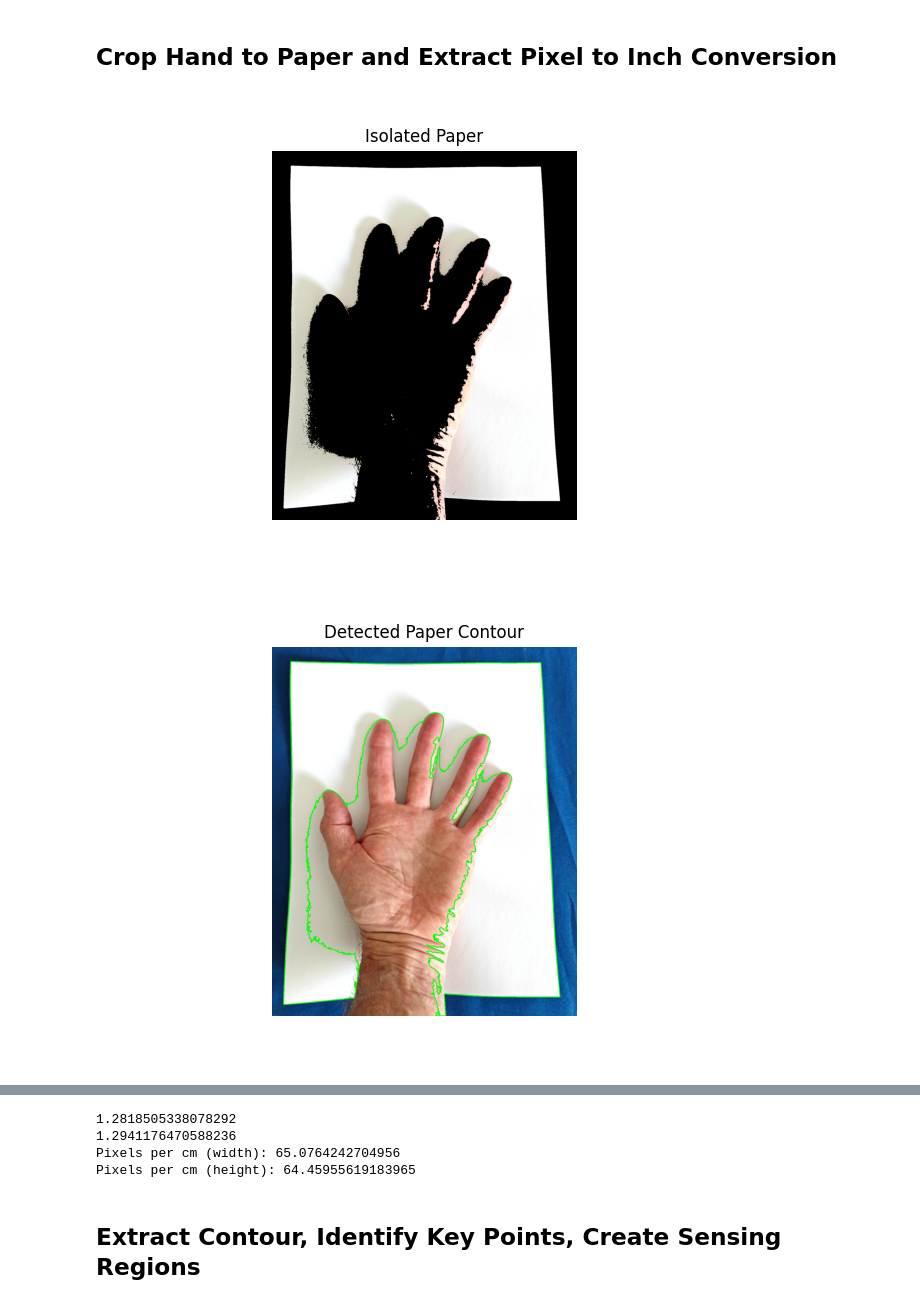
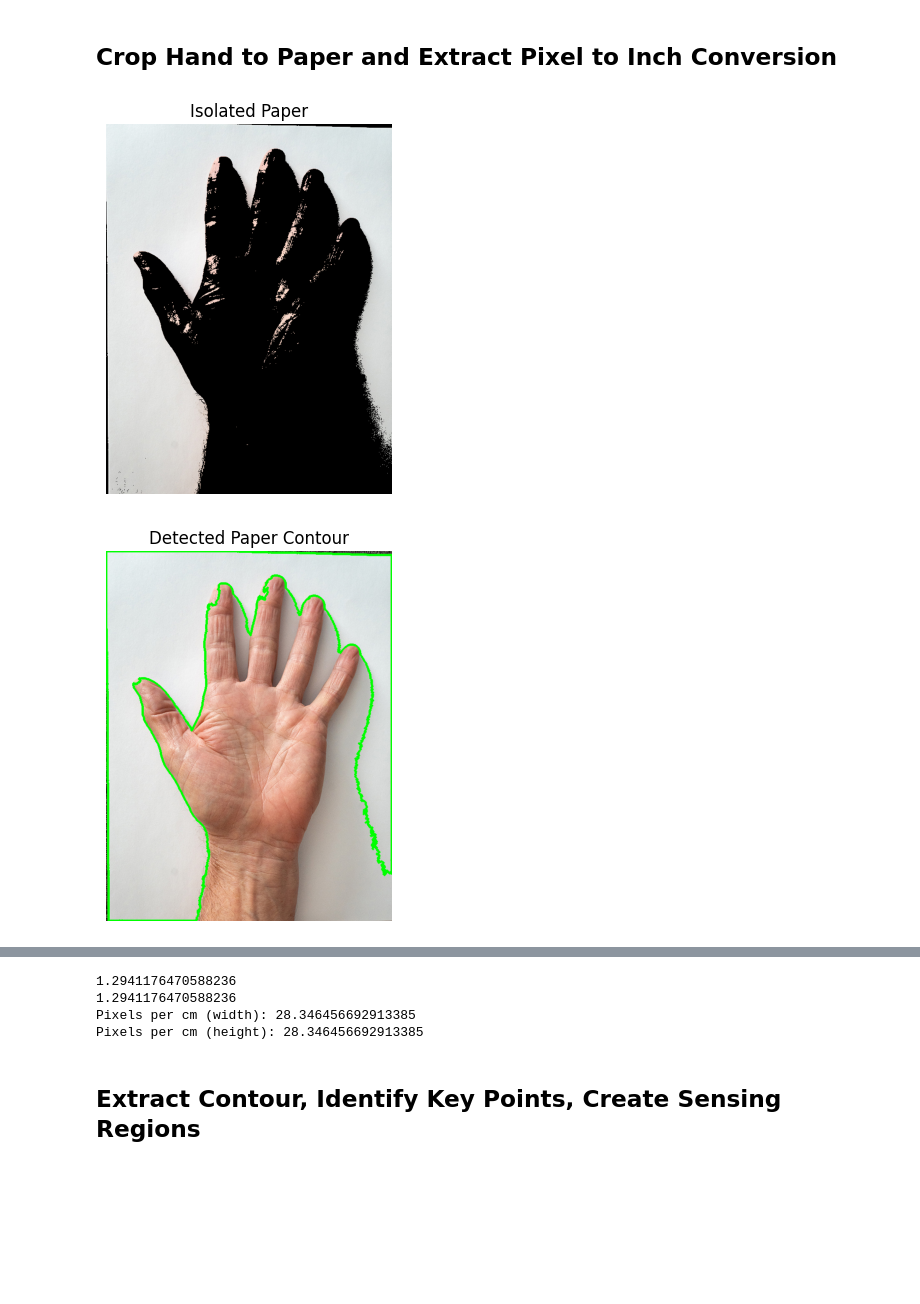
Before and after one commit to tlfletcher17/glovedesign, a Jupyter notebook: make_fpcbs.ipynb, the cells around one changed output, grey strips where cells are left out. Saved outputs shown, nothing was run; the diff lists cells and outputs as text; code cells hidden in the pictures; blank space fills up the shorter version.

```diff
--- a/make_fpcbs.ipynb
+++ b/make_fpcbs.ipynb
@@ -81,11 +221,12 @@ import ipympl
 # %% [markdown]
 ## Crop Hand to Paper and Extract Pixel to Inch Conversion
 # %%
-
+#Cell 6
 
 import numpy as np
 #Unedited hand
-originalHand = 'cameraphotohandleft.jpg'
+# originalHand = 'righthandflip.jpg'
+originalHand = '/content/fpcb-glove-design/righthandflip.jpg'
 
 # Step 1: Load the image
 image = cv2.imread(originalHand)
@@ -127,33 +268,33 @@ plt.show()
 
 # Step 9: Get the bounding box of the paper
 x, y, w, h = cv2.boundingRect(paper_contour)
 
 # Step 10: Crop the paper from the image, save the image
 cropped_paper = image[y:y+h, x:x+w]
-cv2.imwrite("croppedHandleft.jpg", cropped_paper)
+cv2.imwrite("croppedHandright.jpg", cropped_paper)
 
 # Display the cropped paper
 plt.imshow(cv2.cvtColor(cropped_paper, cv2.COLOR_BGR2RGB))
 plt.title("Cropped Paper")
 plt.axis("off")
 plt.show()
 
 # Step 11: Calculate the pixel-to-inch ratio based on known paper size (8.5x11 inches)
 paper_width_cm = 8.5 * 2.54  # Width of paper in cm
 paper_height_cm = 11.0 * 2.54  # Height of paper in cm
 
 # Get the pixel dimensions of the cropped paper
 pixel_height, pixel_width, _ = cropped_paper.shape
 print(pixel_height/pixel_width)
 print(11/8.5)
 
 # Calculate pixels per inch for both width and height
 pixels_per_cm_width = pixel_width / paper_width_cm
 pixels_per_cm_height = pixel_height / paper_height_cm
 
 # Print out the pixel-to-inch ratios
 print(f"Pixels per cm (width): {pixels_per_cm_width}")
 print(f"Pixels per cm (height): {pixels_per_cm_height}")
 # %% [output]
-[figure, old version]
+[figure, new version]
-[figure, old version]
+[figure, new version]
@@ -161,6 +302,6 @@ print(f"Pixels per cm (height): {pixels_per_cm_height}")
-1.2818505338078292
 1.2941176470588236
-Pixels per cm (width): 65.0764242704956
-Pixels per cm (height): 64.45955619183965
+1.2941176470588236
+Pixels per cm (width): 28.346456692913385
+Pixels per cm (height): 28.346456692913385
 # %% [markdown]
 ## Extract Contour, Identify Key Points, Create Sensing Regions
```
Also changed, not shown: parts of 25 cells of this notebook.
